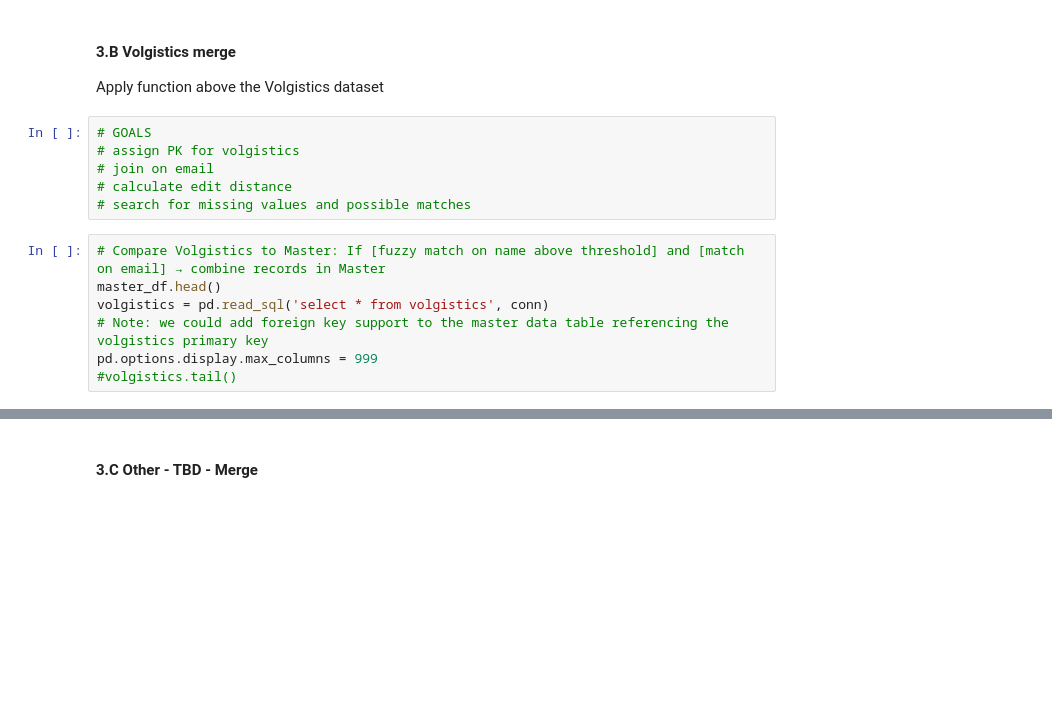
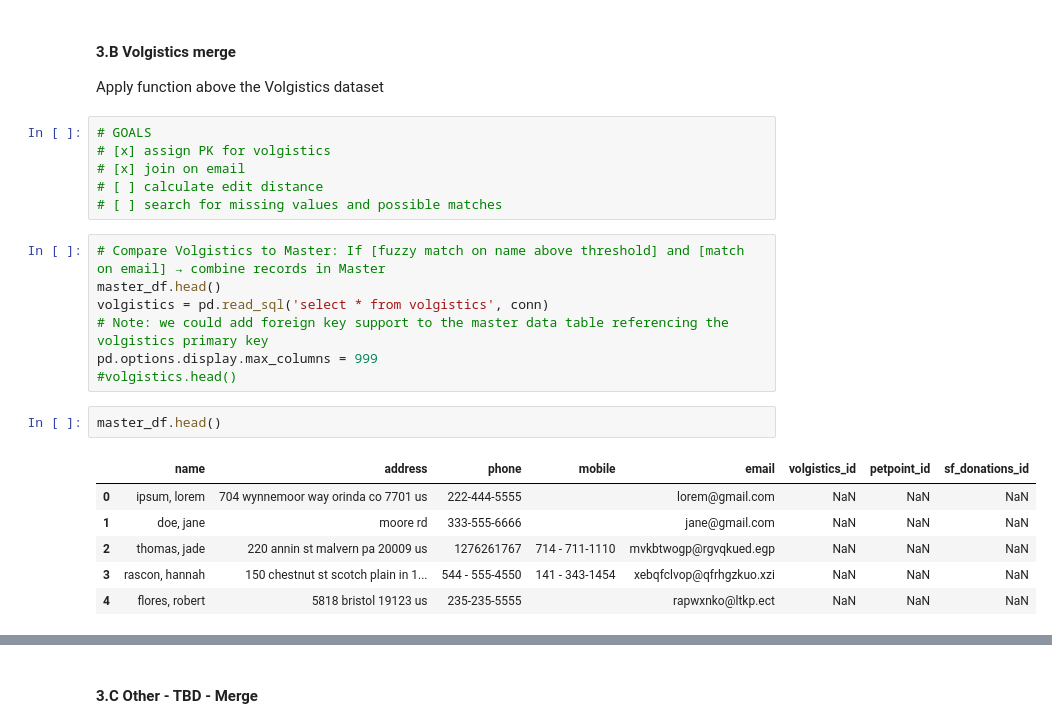
Before and after one commit to CodeForPhilly/paws-data-pipeline, a Jupyter notebook: load_paws_data.ipynb, the cells around one changed output, grey strips where cells are left out. Cells and saved outputs as stored; diff of their text form; blank space fills up the shorter version.

```diff
--- a/load_paws_data.ipynb
+++ b/load_paws_data.ipynb
@@ -321,14 +322,23 @@ Apply function above the Petpoint dataset
 Apply function above the Volgistics dataset
 # %%
 # GOALS
-# assign PK for volgistics
-# join on email
-# calculate edit distance
-# search for missing values and possible matches
+# [x] assign PK for volgistics
+# [x] join on email
+# [ ] calculate edit distance
+# [ ] search for missing values and possible matches
 # %%
 # Compare Volgistics to Master: If [fuzzy match on name above threshold] and [match on email] → combine records in Master
 master_df.head()
 volgistics = pd.read_sql('select * from volgistics', conn)
 # Note: we could add foreign key support to the master data table referencing the volgistics primary key
 pd.options.display.max_columns = 999
-#volgistics.tail()
+#volgistics.head()
+# %%
+master_df.head()
+# %% [output]
+|  | name | address | phone | mobile | email | volgistics_id | petpoint_id | sf_donations_id |
+| 0 | ipsum, lorem | 704 wynnemoor way orinda co 7701 us | 222-444-5555 |  | lorem@gmail.com | NaN | NaN | NaN |
+| 1 | doe, jane | moore rd | 333-555-6666 |  | jane@gmail.com | NaN | NaN | NaN |
+| 2 | thomas, jade | 220 annin st malvern pa 20009 us | 1276261767 | 714 - 711-1110 | mvkbtwogp@rgvqkued.egp | NaN | NaN | NaN |
+| 3 | rascon, hannah | 150 chestnut st scotch plain in 1... | 544 - 555-4550 | 141 - 343-1454 | xebqfclvop@qfrhgzkuo.xzi | NaN | NaN | NaN |
+| 4 | flores, robert | 5818 bristol 19123 us | 235-235-5555 |  | rapwxnko@ltkp.ect | NaN | NaN | NaN |
```
Also changed, not shown: parts of 6 cells of this notebook.
